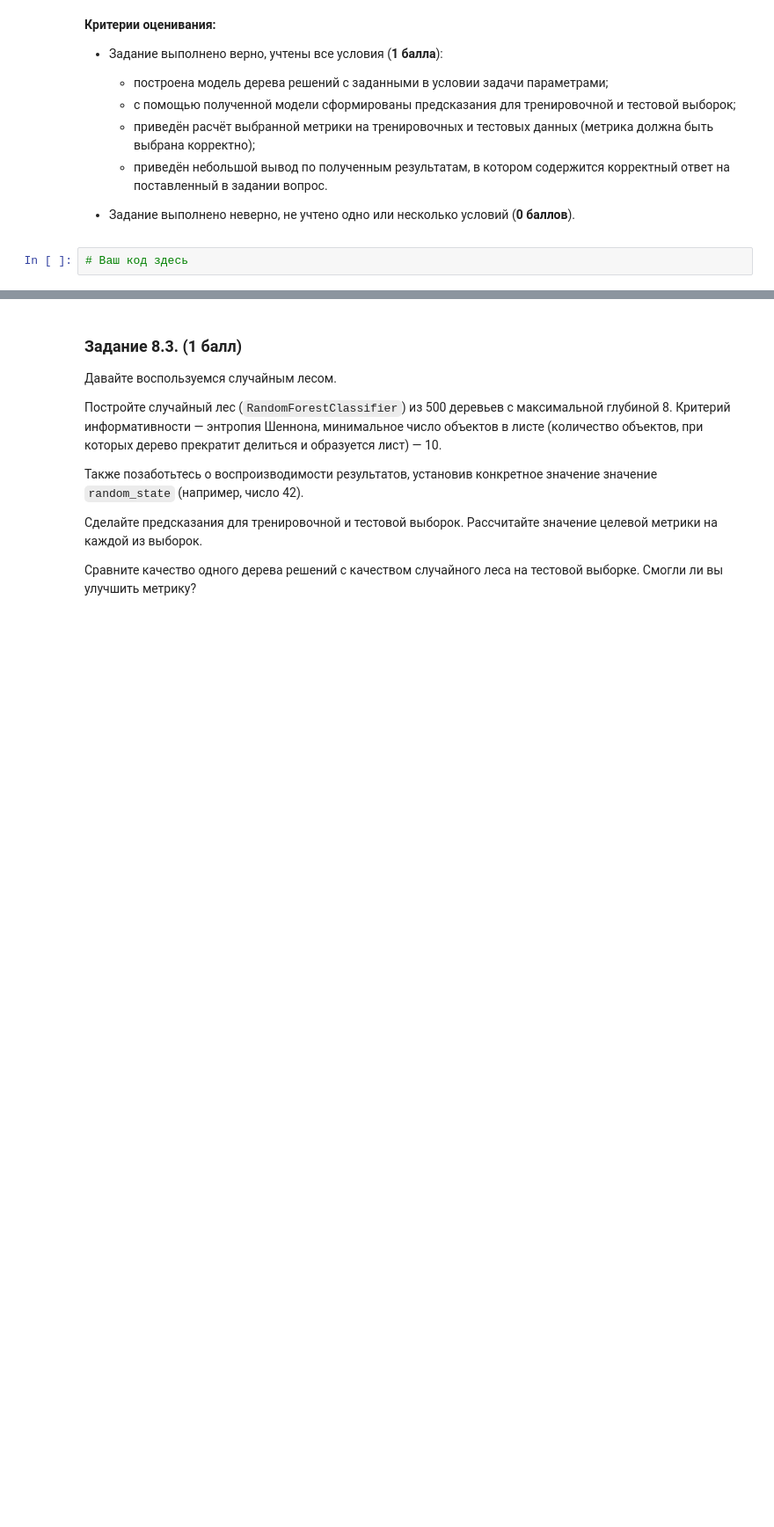
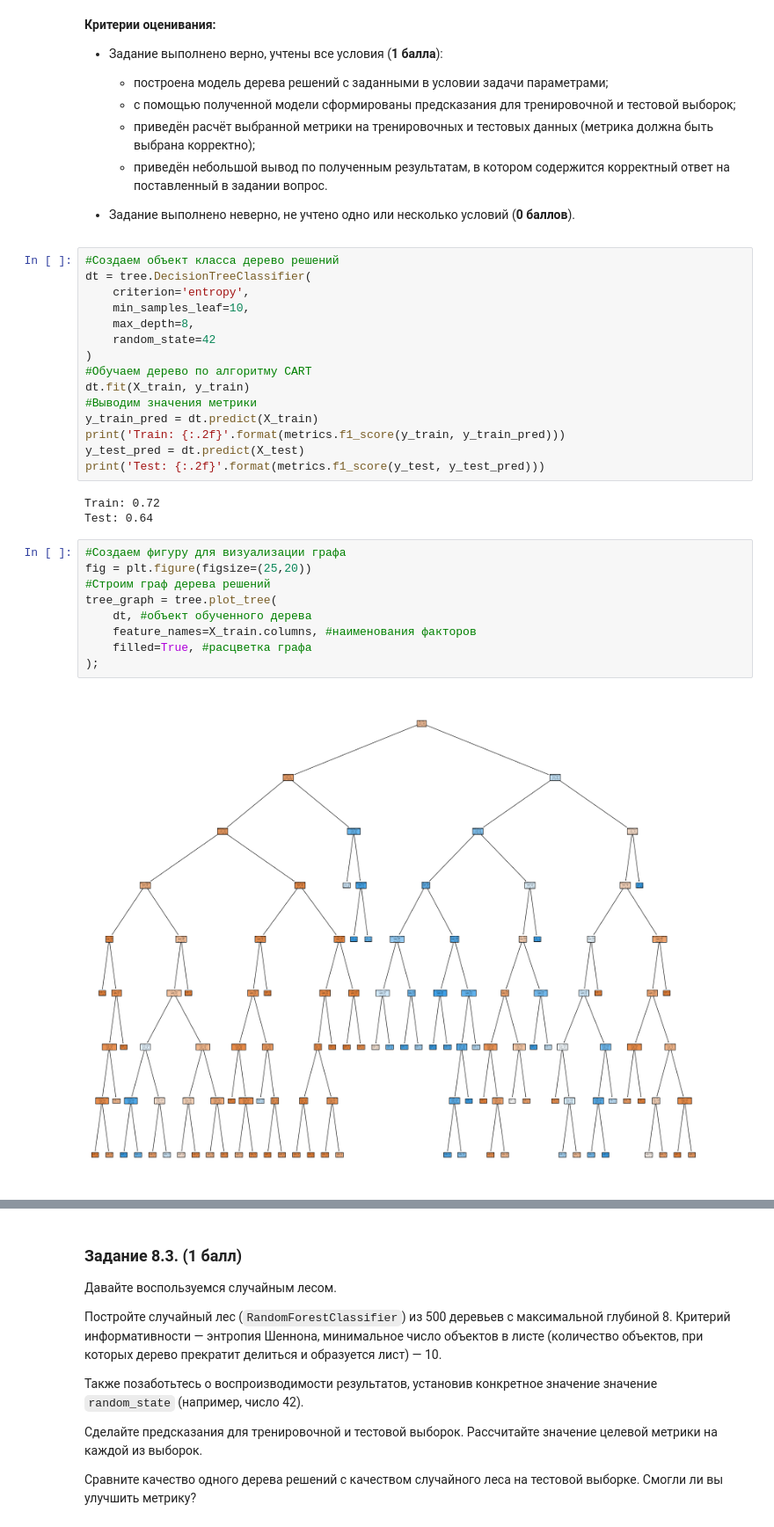
Before and after one commit to Kovyljan/sf_data_science, a Jupyter notebook: ML-3. Обучение с учителем_Классификация/ML-3._Практика._Ноутбук-шаблон.ipynb, the cells around one changed output, grey strips where cells are left out. Shown at 88% size. Drawn from its saved outputs; the diff is of its cells as text; blank space fills up the shorter version.

```diff
--- a/ML-3. Обучение с учителем_Классификация/ML-3._Практика._Ноутбук-шаблон.ipynb
+++ b/ML-3. Обучение с учителем_Классификация/ML-3._Практика._Ноутбук-шаблон.ipynb
@@ -928,6 +955,33 @@ from sklearn import ensemble
     * приведён небольшой вывод по полученным результатам, в котором содержится корректный ответ на поставленный в задании вопрос.
 
 - Задание выполнено неверно, не учтено одно или несколько условий (**0 баллов**).
-# %%
-# Ваш код здесь
+# %%
+#Создаем объект класса дерево решений
+dt = tree.DecisionTreeClassifier(
+    criterion='entropy',
+    min_samples_leaf=10,
+    max_depth=8,
+    random_state=42
+)
+#Обучаем дерево по алгоритму CART
+dt.fit(X_train, y_train)
+#Выводим значения метрики
+y_train_pred = dt.predict(X_train)
+print('Train: {:.2f}'.format(metrics.f1_score(y_train, y_train_pred)))
+y_test_pred = dt.predict(X_test)
+print('Test: {:.2f}'.format(metrics.f1_score(y_test, y_test_pred)))
+# %% [output]
+Train: 0.72
+Test: 0.64
+# %%
+#Создаем фигуру для визуализации графа
+fig = plt.figure(figsize=(25,20))
+#Строим граф дерева решений
+tree_graph = tree.plot_tree(
+    dt, #объект обученного дерева
+    feature_names=X_train.columns, #наименования факторов
+    filled=True, #расцветка графа
+);
+# %% [output]
+[figure, added]
 # %% [markdown]
```
Also changed, not shown: parts of 17 cells of this notebook, 2 other files.
